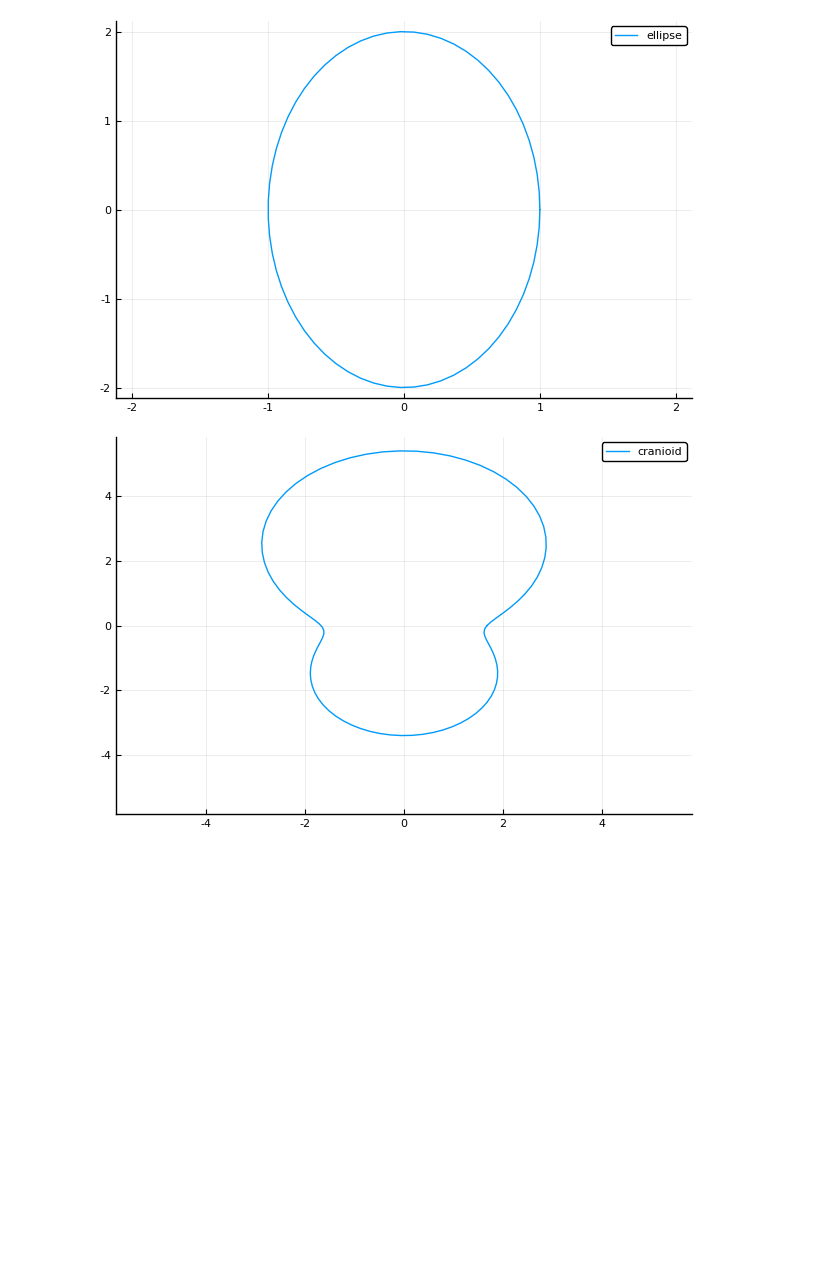
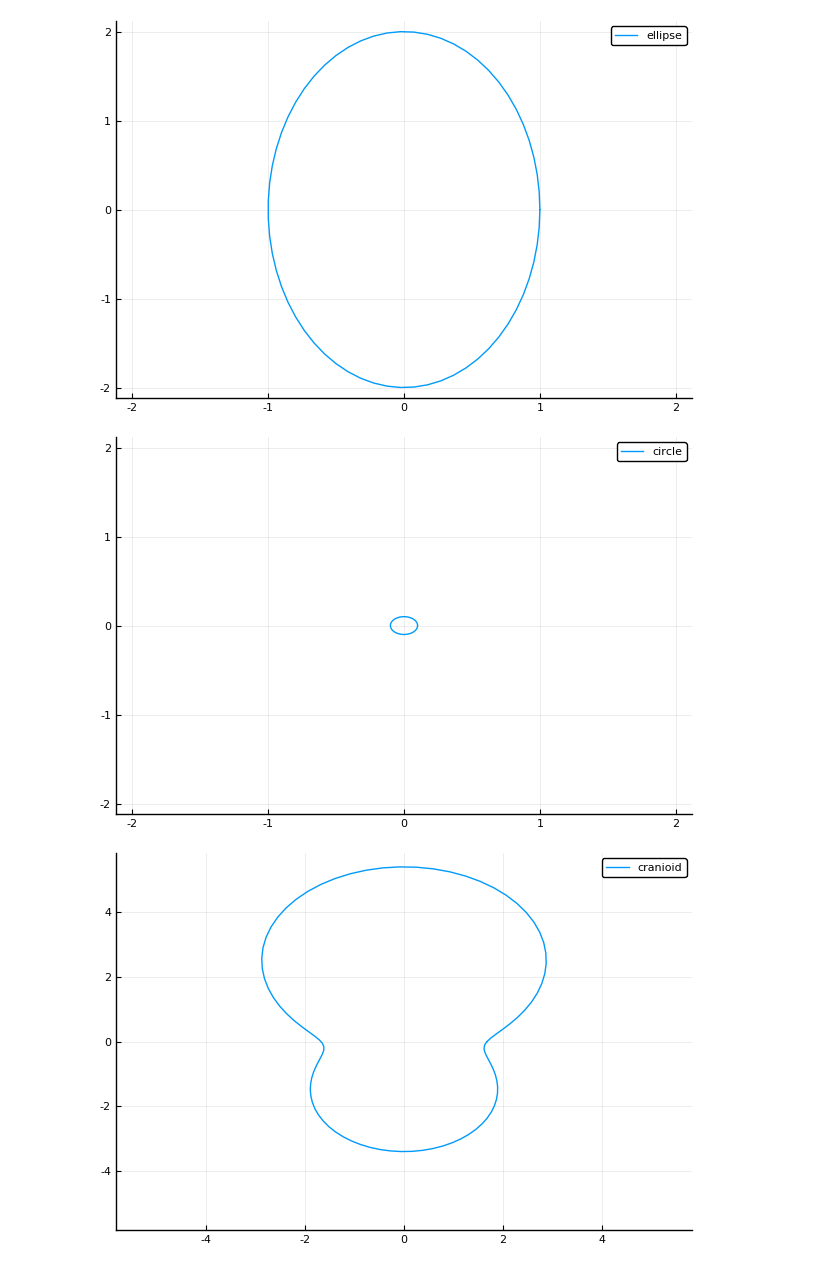
Before and after one commit to lootie/Slepians.jl, a Jupyter notebook: Code/2D_Slepians/Generate_Shapefiles.ipynb, the cells around one changed output. Drawn from its saved outputs; the diff is of its cells as text; code cells hidden in the pictures; blank space fills up the shorter version.

```diff
--- a/Code/2D_Slepians/Generate_Shapefiles.ipynb
+++ b/Code/2D_Slepians/Generate_Shapefiles.ipynb
@@ -39,6 +35,15 @@ p1 = plot(xy[:,1],xy[:,2],label="ellipse",
           xlims=2*[-1,1],ylims=2*[-1,1])
 # %% [output]
 [figure]
+# %%
+t = LinRange(0,2,64)*pi
+xy = vcat(ellips.(t,10,10)...)
+writedlm("circle.txt",xy)
+
+p1 = plot(xy[:,1],xy[:,2],label="circle",
+          xlims=2*[-1,1],ylims=2*[-1,1])
+# %% [output]
+[figure, added]
 # %%
 
 """ Function to plot 2d points that are in the form of nested arrays"""
```
Also changed, not shown: parts of 1 cell of this notebook, 30 other files.
